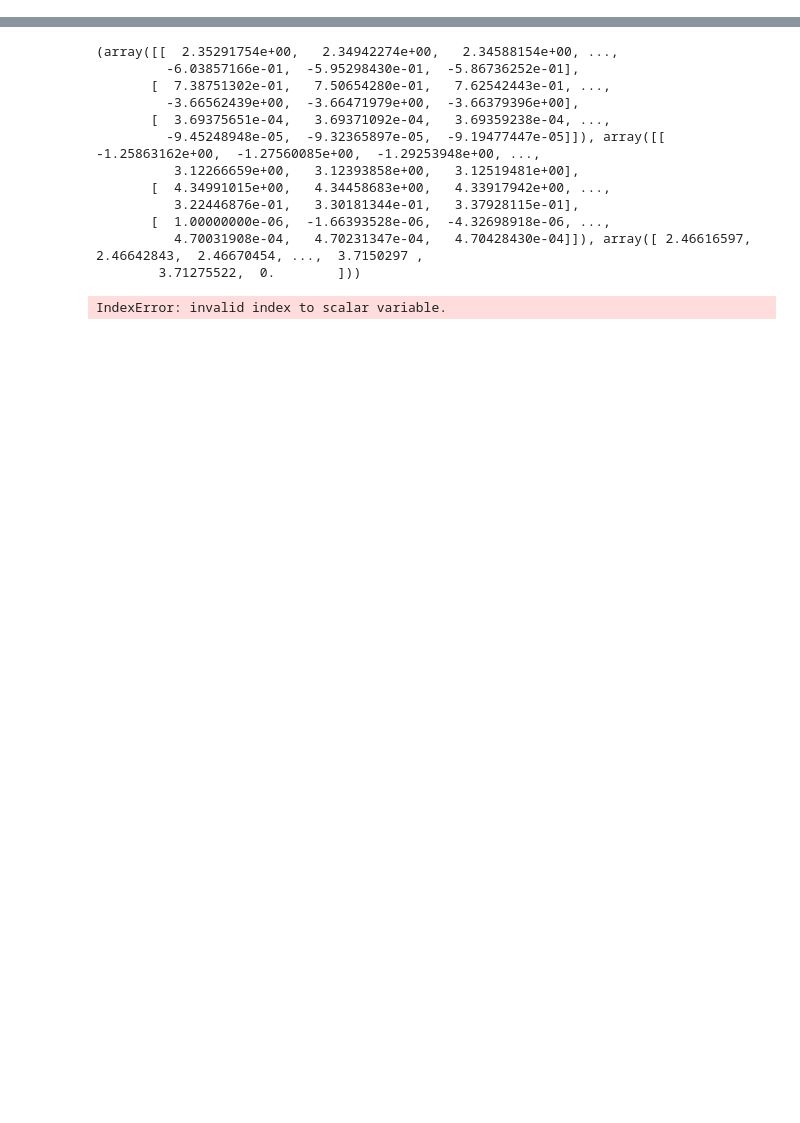
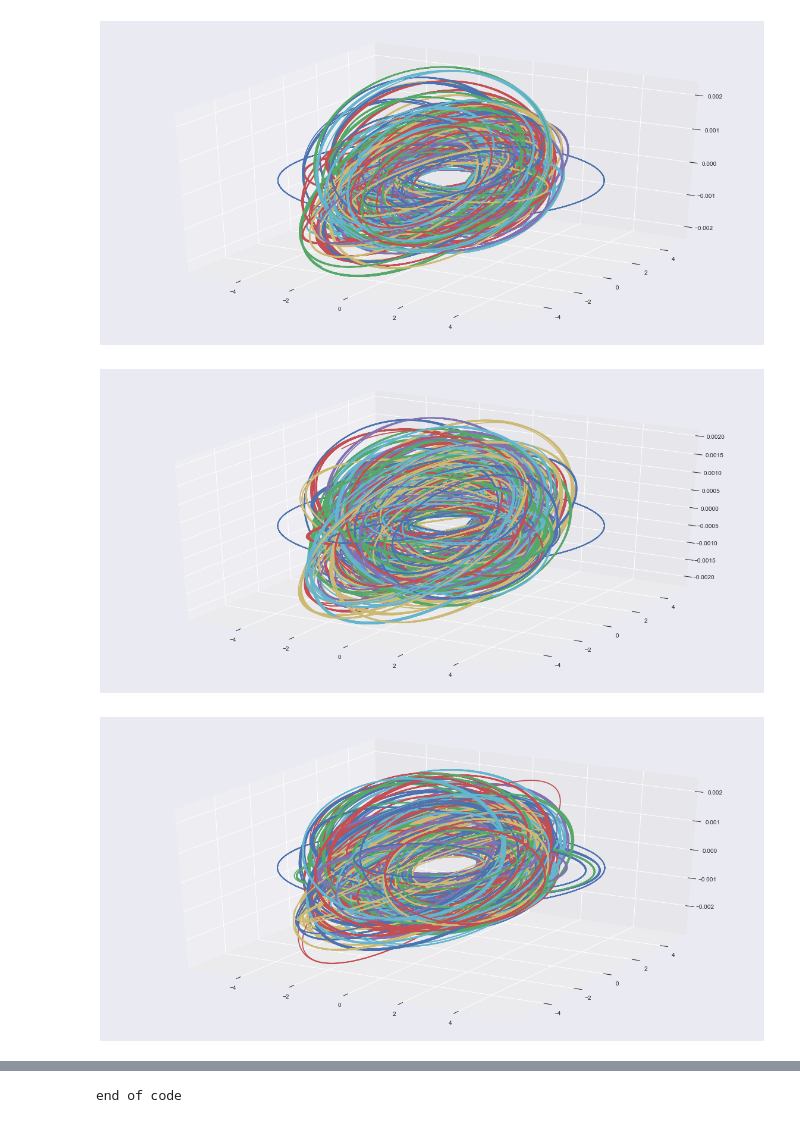
Before and after one commit to marygeo91/asteroids, a Jupyter notebook: Another code.ipynb, the cells around one changed output, grey strips where cells are left out. Drawn from its saved outputs; the diff is of its cells as text; code cells hidden in the pictures; blank space fills up the shorter version.

```diff
--- a/Another code.ipynb
+++ b/Another code.ipynb
@@ -8,9 +10,9 @@ import seaborn as sns
 # %%
-a = 5.204           # semi major axis (units of AU)
-e = 0.0489          # eccentricity
-G = 4*np.pi**2      # gravitational constant (units of M_sun, AU and year)
-M_sun = 1.          # solar mass
-M_j = 1/1047.*M_sun  # fraction of M_sun
+a = 5.204            # Semi-major-axis (units of AU)
+e = 0.0489           # Eccentricity
+G = 4*np.pi**2       # Gravitational constant (units of M_sun, AU and year)
+M_sun = 1.           # Solar mass
+M_j = 1/1047.*M_sun  # Fraction of M_sun
 h = 0.01
 
 def symplectic_jupiter(time,h):
@@ -67,12 +69,9 @@ def symplectic_astroid(time,h):
         if (radius[t] < 1 or radius[t] > 5) : #was radius[t] < 1 or radius[t] > 5
             r = np.delete(r, (0,1,2), axis=0)
             v = np.delete(v, (0,1,2), axis=0)
-
-
             break
 
         radius_j[t] = np.sqrt((r[0][t]-r_j[0][t])**2 + (r[1][t]-r_j[1][t])**2 +r[2][t]**2)
-
         accel_j[t] = -G*M_j/(radius_j[t]**3)
         accel_sun[t]= -G*M_sun/(radius[t]**3)
 
@@ -83,39 +82,40 @@ def symplectic_astroid(time,h):
 
 def plotting(time,h,number=1,zoom=6.0):
 
-    fig = plt.figure()
+    fig = plt.figure(figsize=(20,10))
     ax = fig.add_subplot(111, projection='3d')
-
     ax.plot(*r_j)
-
-    print symplectic_astroid(time,h)
 
     for i in range(number):
         r_as, v_as, rad_as = symplectic_astroid(time,h)
 
         if (r_as.any() == True):
             ax.plot(*r_as)
 
-    x = rad_as[0][:]
+    x = r_as[0][:]
     y = r_as[1][:]
     z = r_as[2][:]
+    radius = rad_as
 
-    np.savetxt('asteroidData.txt', np.c_[r_as, y, z, radius]) #r_as[0]
+    np.savetxt('asteroidData.txt', np.c_[x, y, z, radius]) #r_as[0], radius
 
     ax.set_xlabel("x position", fontsize=16)
     ax.set_ylabel("y position",fontsize=16)
     ax.legend(loc = 'best', fontsize = 15)
     ax.set_title("time= " + str(time) + ", h= " +str(h))
     ax.set_aspect('equal','datalim')
     ax.set_xlim(-zoom,zoom)
     ax.set_ylim(-zoom,zoom)
     ax.set_zlim(-0.1,0.1)
     plt.show()
 
 years = 50
 timestep = 1/365.
 numberOfAsteroids = 1000
 r_j, v_j = symplectic_jupiter(years, timestep)
 plotting(years, timestep, number=numberOfAsteroids, zoom=10)
 print("end of code")
 # %% [output]
+[figure, added]
+[figure, added]
+[figure, added]
@@ -122,13 +131 @@ print("end of code")
-(array([[  2.35291754e+00,   2.34942274e+00,   2.34588154e+00, ...,
-         -6.03857166e-01,  -5.95298430e-01,  -5.86736252e-01],
-       [  7.38751302e-01,   7.50654280e-01,   7.62542443e-01, ...,
-         -3.66562439e+00,  -3.66471979e+00,  -3.66379396e+00],
-       [  3.69375651e-04,   3.69371092e-04,   3.69359238e-04, ...,
-         -9.45248948e-05,  -9.32365897e-05,  -9.19477447e-05]]), array([[ -1.25863162e+00,  -1.27560085e+00,  -1.29253948e+00, ...,
-          3.12266659e+00,   3.12393858e+00,   3.12519481e+00],
-       [  4.34991015e+00,   4.34458683e+00,   4.33917942e+00, ...,
-          3.22446876e-01,   3.30181344e-01,   3.37928115e-01],
-       [  1.00000000e-06,  -1.66393528e-06,  -4.32698918e-06, ...,
-          4.70031908e-04,   4.70231347e-04,   4.70428430e-04]]), array([ 2.46616597,  2.46642843,  2.46670454, ...,  3.7150297 ,
-        3.71275522,  0.        ]))
+end of code
-IndexError: invalid index to scalar variable.
```
Also changed, not shown: parts of 4 cells of this notebook.
